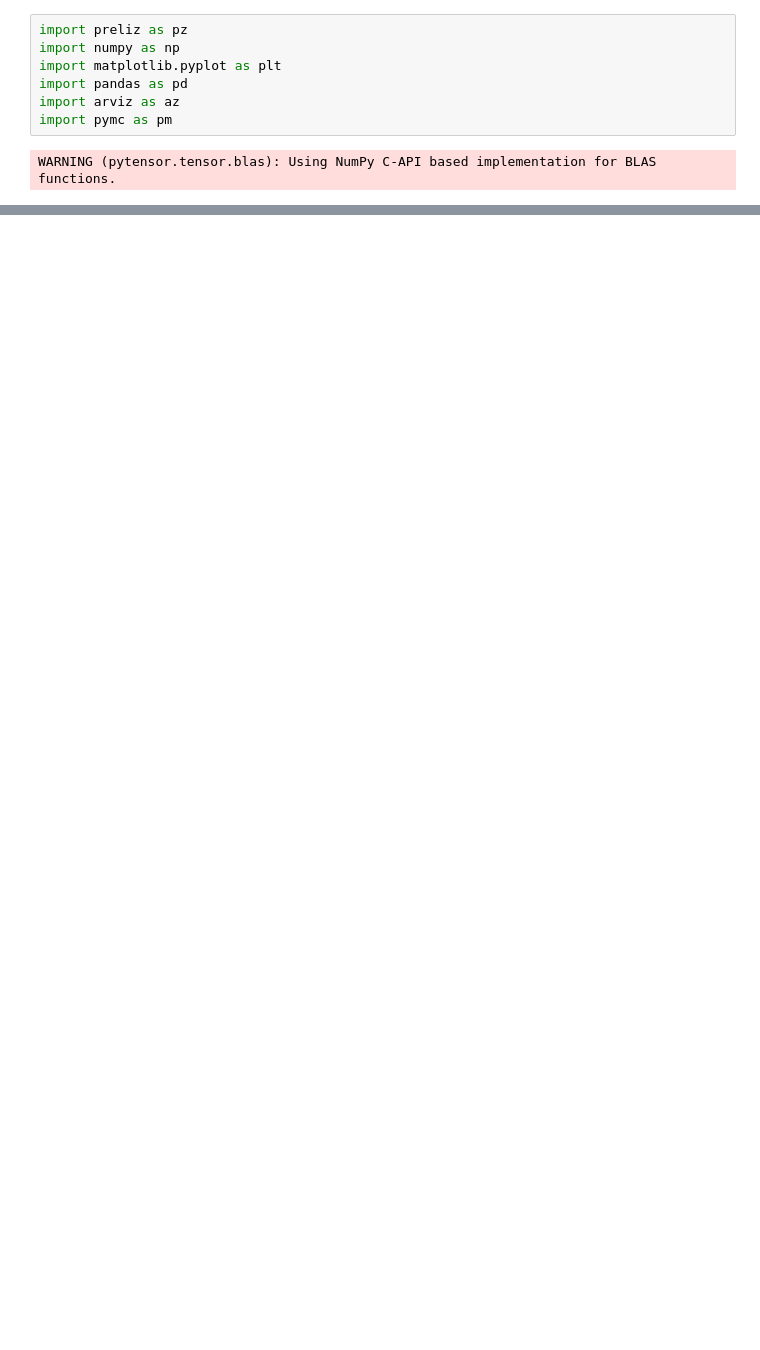
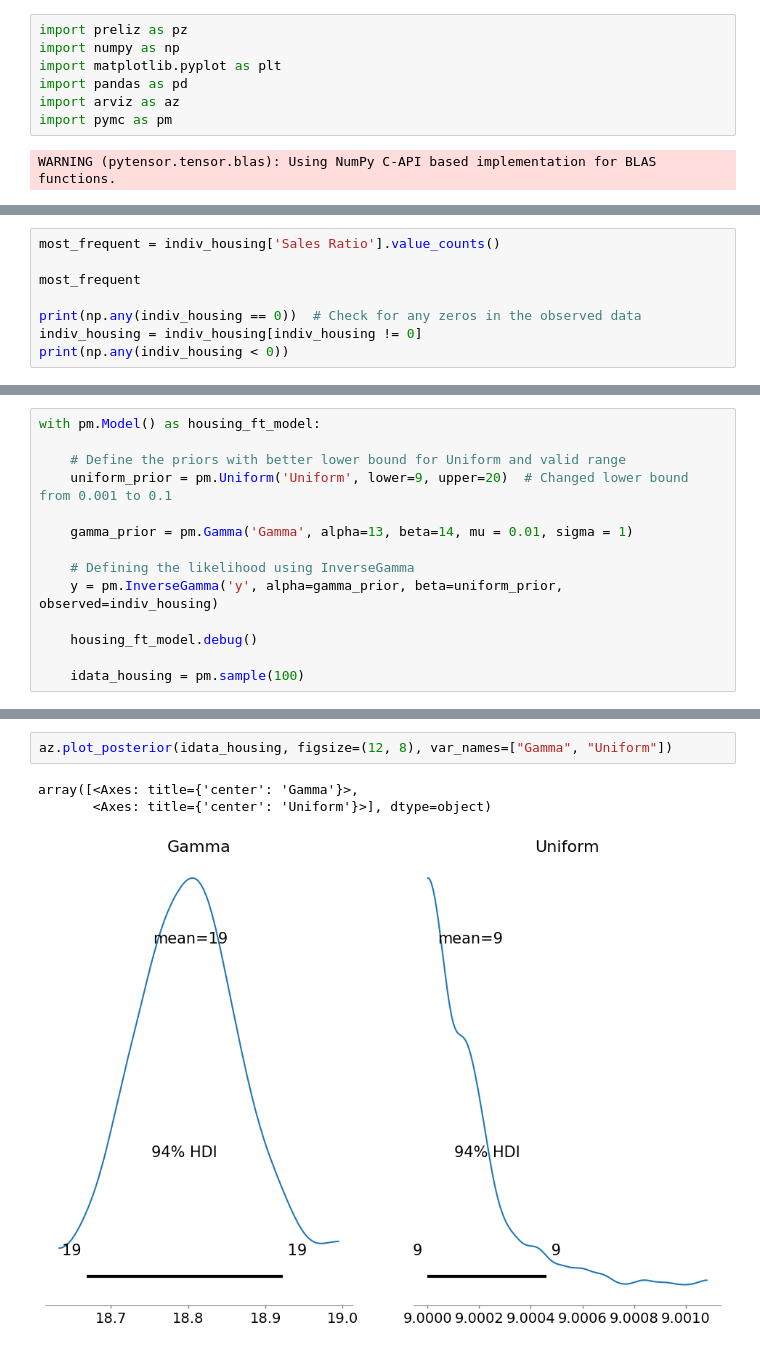
Before and after one commit to aahFancyGun/dataScienceClass, a Jupyter notebook: unit3/YangChauU3Proj.ipynb.ipynb, the cells around one changed output, grey strips where cells are left out. Cells and saved outputs as stored; diff of their text form; blank space fills up the shorter version.

Commit message:
checkpoint for proj3

```diff
--- a/unit3/YangChauU3Proj.ipynb.ipynb
+++ b/unit3/YangChauU3Proj.ipynb.ipynb
@@ -64,0 +102,8 @@ NotImplementedError: 'AnnAssign' nodes are not implemented
+# %%
+most_frequent = indiv_housing['Sales Ratio'].value_counts()
+
+most_frequent
+
+print(np.any(indiv_housing == 0))  # Check for any zeros in the observed data
+indiv_housing = indiv_housing[indiv_housing != 0]
+print(np.any(indiv_housing < 0))
@@ -64,0 +113,14 @@ NotImplementedError: 'AnnAssign' nodes are not implemented
+# %%
+with pm.Model() as housing_ft_model:
+
+    # Define the priors with better lower bound for Uniform and valid range
+    uniform_prior = pm.Uniform('Uniform', lower=9, upper=20)  # Changed lower bound from 0.001 to 0.1
+
+    gamma_prior = pm.Gamma('Gamma', alpha=13, beta=14, mu = 0.01, sigma = 1)
+
+    # Defining the likelihood using InverseGamma
+    y = pm.InverseGamma('y', alpha=gamma_prior, beta=uniform_prior, observed=indiv_housing)
+
+    housing_ft_model.debug()
+
+    idata_housing = pm.sample(100)
@@ -64,0 +140,6 @@ NotImplementedError: 'AnnAssign' nodes are not implemented
+# %%
+az.plot_posterior(idata_housing, figsize=(12, 8), var_names=["Gamma", "Uniform"])
+# %% [output]
+array([<Axes: title={'center': 'Gamma'}>,
+       <Axes: title={'center': 'Uniform'}>], dtype=object)
+[figure, added]
```
Also changed, not shown: parts of 12 cells of this notebook, 1 other file.
